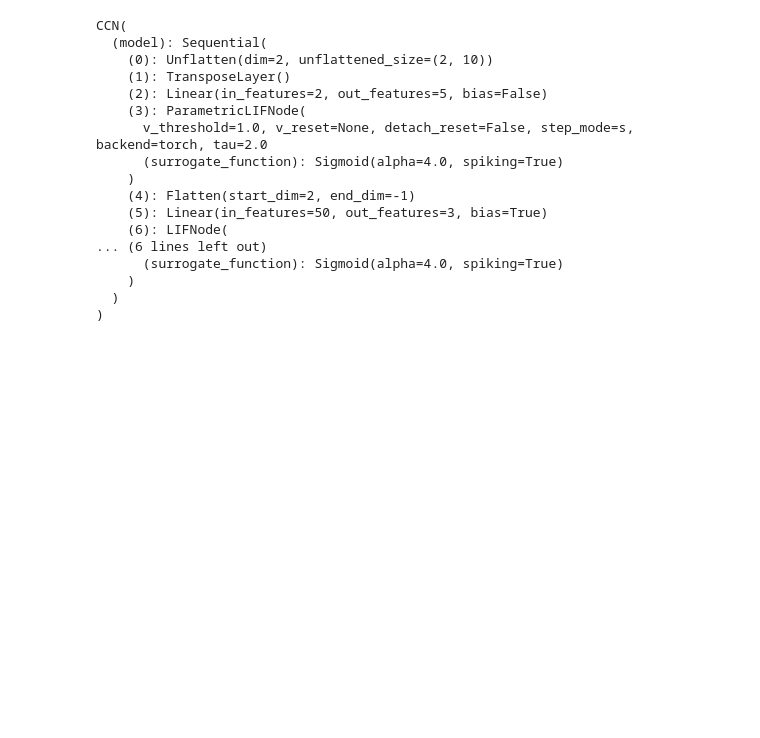
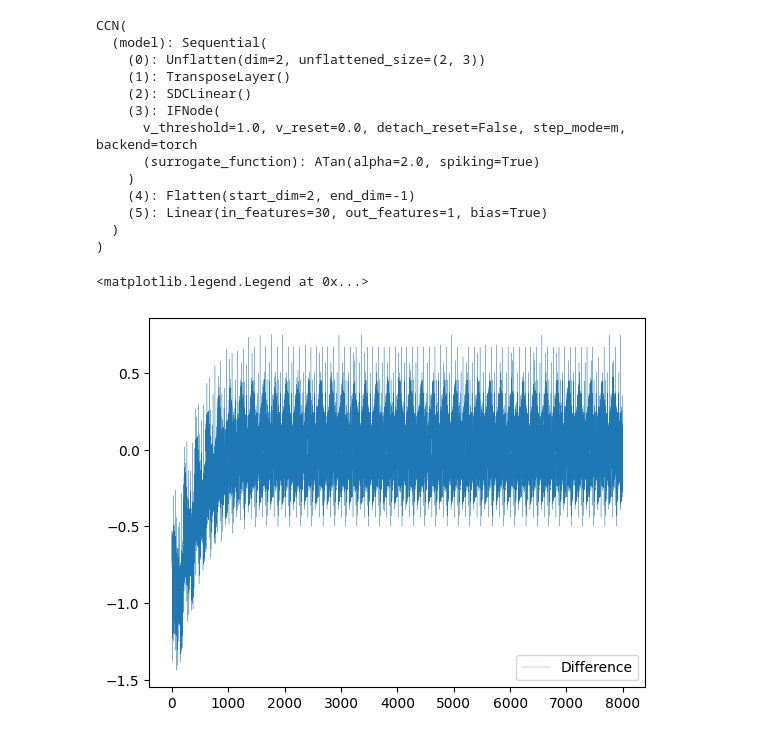
Before and after one commit to brseong/delayed-temporal, a Jupyter notebook: l1_distance.ipynb, the cells around one changed output. Cells and saved outputs as stored; diff of their text form; code cells hidden in the pictures; blank space fills up the shorter version.

```diff
--- a/l1_distance.ipynb
+++ b/l1_distance.ipynb
@@ -87,27 +195,24 @@ class CCN(torch.nn.Module):
         return x
 # %%
-NUM_SAMPLES = 10000  # 총 1000 개의 샘플 생성
-VECTOR_DIM = 10      # 각 벡터는 10차원
+NUM_SAMPLES = 1000  # 총 1000 개의 샘플 생성
+VECTOR_DIM = 3      # 각 벡터는 3차원
 MAX_VAL = 10.0
 TIME_STEPS = 20     # SNN을 20 타임스텝 동안 실행
+BATCH_SIZE = 32
 
-model = CCN(vector_dim = VECTOR_DIM, cc_acc=5, feature_dims=[3, 1]).to(device)
+model = CCN(vector_dim = VECTOR_DIM, cc_acc=10, feature_dims=[1]).to(device)
 model
 # %% [output]
 CCN(
   (model): Sequential(
-    (0): Unflatten(dim=2, unflattened_size=(2, 10))
+    (0): Unflatten(dim=2, unflattened_size=(2, 3))
     (1): TransposeLayer()
-    (2): Linear(in_features=2, out_features=5, bias=False)
-    (3): ParametricLIFNode(
-      v_threshold=1.0, v_reset=None, detach_reset=False, step_mode=s, backend=torch, tau=2.0
-      (surrogate_function): Sigmoid(alpha=4.0, spiking=True)
+    (2): SDCLinear()
+    (3): IFNode(
+      v_threshold=1.0, v_reset=0.0, detach_reset=False, step_mode=m, backend=torch
+      (surrogate_function): ATan(alpha=2.0, spiking=True)
     )
     (4): Flatten(start_dim=2, end_dim=-1)
-    (5): Linear(in_features=50, out_features=3, bias=True)
-    (6): LIFNode(
-... (6 lines left out)
-      (surrogate_function): Sigmoid(alpha=4.0, spiking=True)
-    )
+    (5): Linear(in_features=30, out_features=1, bias=True)
   )
 )
@@ -114,5 +227,5 @@ CCN(
 # %%
-X_data, y_data = generate_lp_dataset(NUM_SAMPLES, VECTOR_DIM, p=1.0, max_val=MAX_VAL)
+X_data, y_data = generate_lp_dataset(NUM_SAMPLES, VECTOR_DIM, p=2.0, max_val=MAX_VAL)
 X_data = torch.FloatTensor(encode_temporal(X_data, TIME_STEPS)) # TN(2D)
 y_data = torch.FloatTensor(y_data) / y_data.max() # ND
 dataset = torch.utils.data.TensorDataset(X_data.transpose(1, 0), y_data)  # TN(2D) -> NT(2D)
@@ -122,22 +235,24 @@ train_set, test_set = train_test_split(dataset, test_size=0.2, random_state=42)
 
 train_loader = torch.utils.data.DataLoader(
     train_set,
-    batch_size=32,
+    batch_size=BATCH_SIZE,
     shuffle=True,
     drop_last=False
     )
 test_loader = torch.utils.data.DataLoader(
     test_set,
-    batch_size=32,
+    batch_size=BATCH_SIZE,
     shuffle=False,
     drop_last=False
 )
 
 criterion = torch.nn.MSELoss()
-optimizer = torch.optim.Adam(model.parameters(), lr=1e-3)
+optimizer = torch.optim.AdamW(model.parameters(), lr=3e-4)
+scheduler = torch.optim.lr_scheduler.StepLR(optimizer, step_size=10, gamma=0.1)
 loss = torch.tensor(float("inf"))
 
-pbar = tqdm(range(20))
+pbar = tqdm(range(40))
+pred_hist, target_hist, diff_hist = [], [], []
 for epoch in pbar:
     model.train()
     for batch in tqdm(train_loader, leave=False):
@@ -152,6 +267,7 @@ for epoch in pbar:
         loss.backward(retain_graph=True)
         optimizer.step()
         pbar.set_postfix({"loss": loss.item()})
+    scheduler.step()
 
     with torch.no_grad():
         model.eval()
@@ -159,8 +275,17 @@ for epoch in pbar:
             inputs, targets = batch
             inputs = inputs.to(device); targets = targets.to(device)
             # 모델 학습 코드 추가
-            out = model(inputs.transpose(1, 0)) # NT(2D)->TND->model->ND
+            out = model(inputs.transpose(1, 0)) # NT(2D)->TN(2D)->model->N
 
             loss = criterion(out, targets)
-            pbar.set_postfix({"loss": loss.item(), "pred": out[0].item(), "target": targets[0].item()})
+            pred_hist.extend(out.squeeze().tolist())
+            target_hist.extend(targets.squeeze().tolist())
+            diff_hist.extend((out - targets).squeeze().tolist())
+            pbar.set_postfix({"loss": loss.item(), "pred": pred_hist[-1], "target": target_hist[-1]})
+# %%
+plt.plot(diff_hist, linewidth=0.2, label="Difference")
+plt.legend()
+# %% [output]
+<matplotlib.legend.Legend at 0x...>
+[figure, added]
 # %%
```
Also changed, not shown: parts of 7 cells of this notebook, 1 other file.
